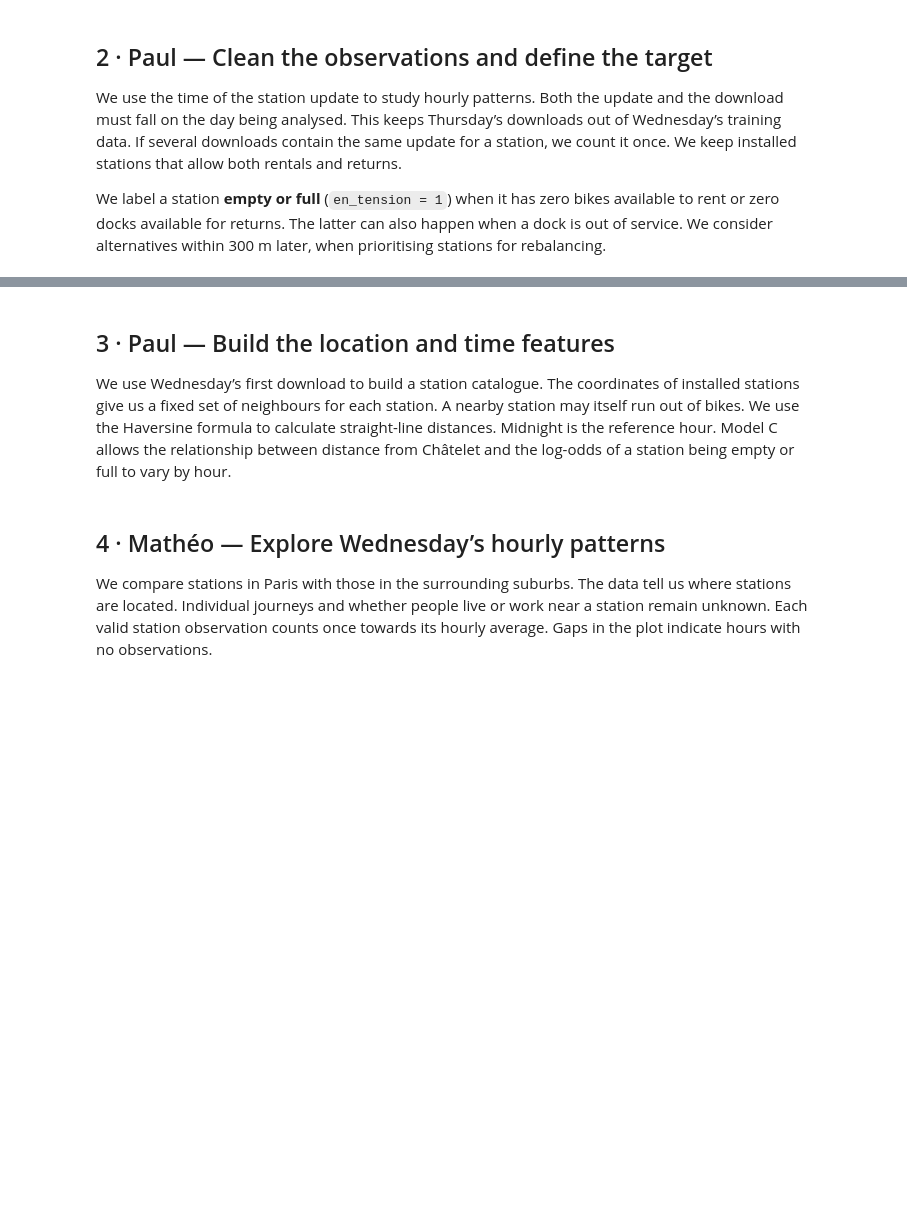
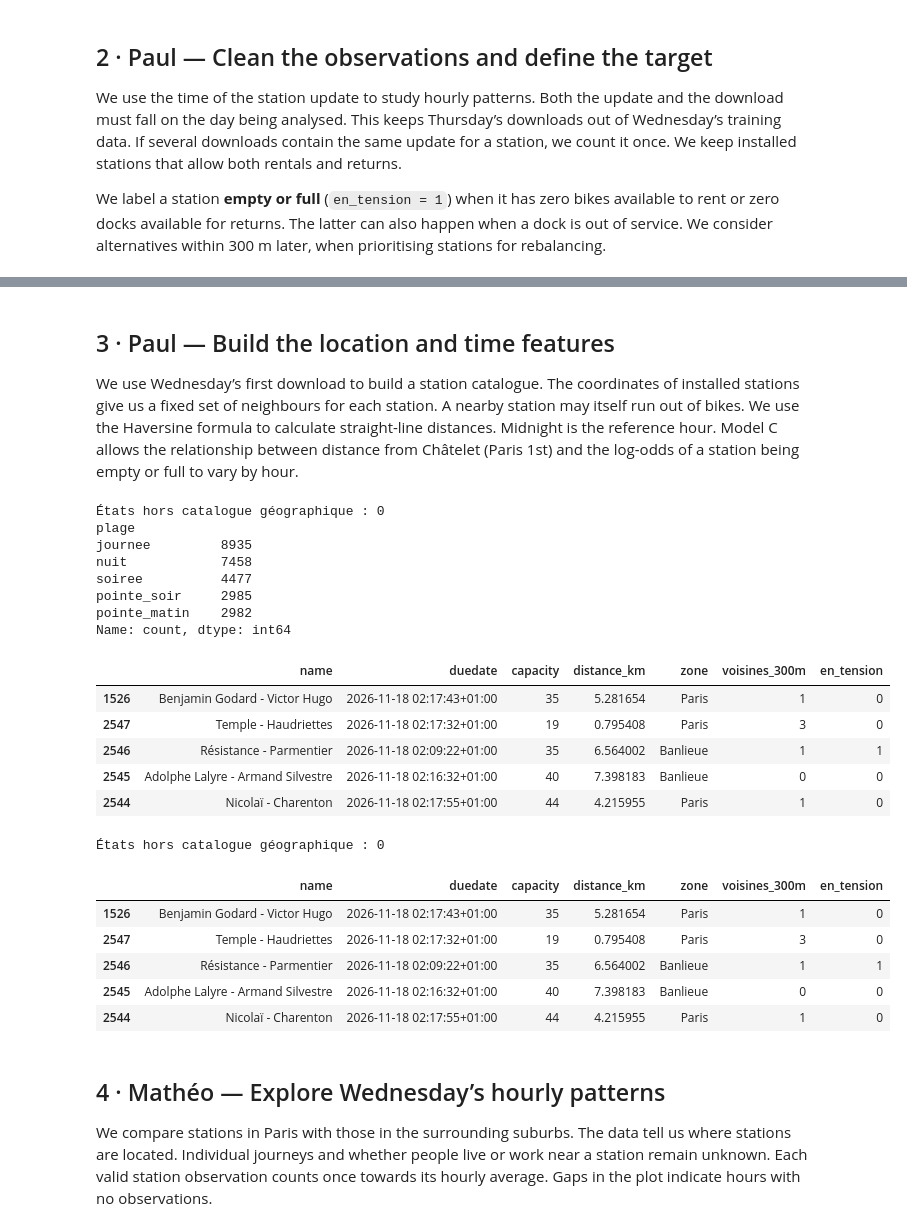
Before and after one commit to mgermane-ship-it/velib-collecte, a Jupyter notebook: velib_classification.ipynb, the cells around one changed output, grey strips where cells are left out. Saved outputs shown, nothing was run; the diff lists cells and outputs as text; code cells hidden in the pictures; blank space fills up the shorter version.

Commit message:
changement création de la plage horraire, reste à rebrancher la partie 4 et 5 aux plages horraires et non à l'heure

```diff
--- a/velib_classification.ipynb
+++ b/velib_classification.ipynb
@@ -75,7 +102,7 @@ print("Part des états en tension le mercredi :", f"{wed.en_tension.mean():.1%}"
 # %% [markdown]
 ## 3 · Paul — Build the location and time features
 
-We use Wednesday’s first download to build a station catalogue. The coordinates of installed stations give us a fixed set of neighbours for each station. A nearby station may itself run out of bikes. We use the Haversine formula to calculate straight-line distances. Midnight is the reference hour. Model C allows the relationship between distance from Châtelet and the log-odds of a station being empty or full to vary by hour.
+We use Wednesday’s first download to build a station catalogue. The coordinates of installed stations give us a fixed set of neighbours for each station. A nearby station may itself run out of bikes. We use the Haversine formula to calculate straight-line distances. Midnight is the reference hour. Model C allows the relationship between distance from Châtelet (Paris 1st) and the log-odds of a station being empty or full to vary by hour.
 # %%
 RAYON_TERRE_KM = 6371.0
 CHATELET = np.radians([48.8584, 2.3470])  # point de référence approximatif, place du Châtelet
@@ -85,36 +112,68 @@ catalog = first.loc[first.is_installed.eq("OUI")].drop_duplicates("stationcode")
 catalog[coords] = catalog.coordonnees_geo.str.split(",", n=1, expand=True).apply(pd.to_numeric, errors="coerce")
 catalog = catalog.loc[catalog.lat.between(-90, 90) & catalog.lon.between(-180, 180)].copy()
 catalog = catalog.set_index("stationcode", verify_integrity=True)
 rad = np.radians(catalog[coords].to_numpy())
 tree = BallTree(rad, metric="haversine")
 indices, distances = tree.query_radius(rad, r=0.3 / RAYON_TERRE_KM, return_distance=True)
 catalog["voisines_300m"] = [
     int(((idx != i) & (dist * RAYON_TERRE_KM < 0.3)).sum())
     for i, (idx, dist) in enumerate(zip(indices, distances))]
 delta = rad - CHATELET
 h = np.sin(delta[:, 0] / 2)**2 + np.cos(rad[:, 0]) * np.cos(CHATELET[0]) * np.sin(delta[:, 1] / 2)**2
 catalog["distance_km"] = 2 * RAYON_TERRE_KM * np.arcsin(np.sqrt(np.clip(h, 0, 1)))
 town = catalog.nom_arrondissement_communes.astype("string").str.strip().str.casefold()
 catalog["zone"] = town.map(lambda s: "Paris" if s == "paris" else "Banlieue", na_action="ignore")
 catalog = catalog.dropna(subset=["zone"])
 geo = ["lat", "lon", "distance_km", "voisines_300m", "zone"]
 hours = list(range(24))
 interactions = [f"dist_h{hr:02}" for hr in hours[1:]]
 
+PLAGES = ["nuit", "pointe_matin", "journee", "pointe_soir", "soiree"]
+BORNES = [-1, 6, 9, 16, 19, 23]   # 0-6h, 7-9h, 10-16h, 17-19h, 20-23h
+interactions = [f"dist_{p}" for p in PLAGES[1:]]   # "nuit" = référence
+
 def features(rows):
     out = rows.join(catalog[geo], on="stationcode", validate="many_to_one")
-    out["heure"] = out.duedate.dt.hour
-    for hr, col in zip(hours[1:], interactions):
-        out[col] = out.distance_km * out.heure.eq(hr)
+    out["heure"] = out.duedate.dt.hour            # gardée pour les graphiques de la section 4
+    out["plage"] = pd.cut(out.heure, bins=BORNES, labels=PLAGES).astype(str)
+    for p, col in zip(PLAGES[1:], interactions):
+        out[col] = out.distance_km * out.plage.eq(p)
     return out
+
 
 def known_stations(rows):
     data = features(rows)
     print("États hors catalogue géographique :", data.zone.isna().sum())
     return data.dropna(subset=geo)
 
 train = known_stations(wed)
+print(train.plage.value_counts())
 display(train[["name", "duedate", "capacity", "distance_km", "zone", "voisines_300m", "en_tension"]].head())
+
+train = known_stations(wed)
+display(train[["name", "duedate", "capacity", "distance_km", "zone", "voisines_300m", "en_tension"]].head())
+# %% [output]
+États hors catalogue géographique : 0
+plage
+journee         8935
+nuit            7458
+soiree          4477
+pointe_soir     2985
+pointe_matin    2982
+Name: count, dtype: int64
+|  | name | duedate | capacity | distance_km | zone | voisines_300m | en_tension |
+| 1526 | Benjamin Godard - Victor Hugo | 2026-11-18 02:17:43+01:00 | 35 | 5.281654 | Paris | 1 | 0 |
+| 2547 | Temple - Haudriettes | 2026-11-18 02:17:32+01:00 | 19 | 0.795408 | Paris | 3 | 0 |
+| 2546 | Résistance - Parmentier | 2026-11-18 02:09:22+01:00 | 35 | 6.564002 | Banlieue | 1 | 1 |
+| 2545 | Adolphe Lalyre - Armand Silvestre | 2026-11-18 02:16:32+01:00 | 40 | 7.398183 | Banlieue | 0 | 0 |
+| 2544 | Nicolaï - Charenton | 2026-11-18 02:17:55+01:00 | 44 | 4.215955 | Paris | 1 | 0 |
+États hors catalogue géographique : 0
+|  | name | duedate | capacity | distance_km | zone | voisines_300m | en_tension |
+| 1526 | Benjamin Godard - Victor Hugo | 2026-11-18 02:17:43+01:00 | 35 | 5.281654 | Paris | 1 | 0 |
+| 2547 | Temple - Haudriettes | 2026-11-18 02:17:32+01:00 | 19 | 0.795408 | Paris | 3 | 0 |
+| 2546 | Résistance - Parmentier | 2026-11-18 02:09:22+01:00 | 35 | 6.564002 | Banlieue | 1 | 1 |
+| 2545 | Adolphe Lalyre - Armand Silvestre | 2026-11-18 02:16:32+01:00 | 40 | 7.398183 | Banlieue | 0 | 0 |
+| 2544 | Nicolaï - Charenton | 2026-11-18 02:17:55+01:00 | 44 | 4.215955 | Paris | 1 | 0 |
 # %% [markdown]
 ## 4 · Mathéo — Explore Wednesday’s hourly patterns
 
```
Also changed, not shown: parts of 8 cells of this notebook.
